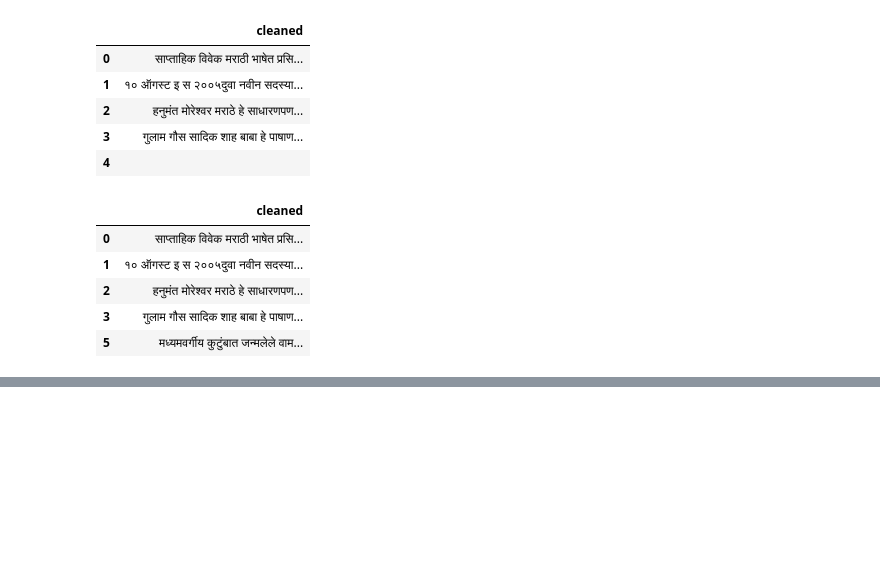
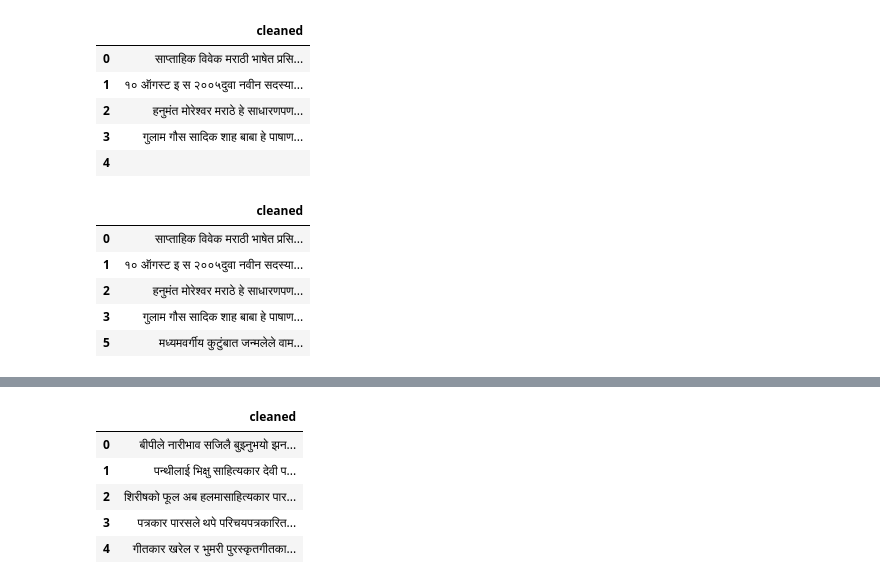
Before and after one commit to pranavagrawal321/Language-Identification, a Jupyter notebook: preprocessing.ipynb, the cells around one changed output, grey strips where cells are left out. Drawn from its saved outputs; the diff is of its cells as text; code cells hidden in the pictures; blank space fills up the shorter version.

```diff
--- a/preprocessing.ipynb
+++ b/preprocessing.ipynb
@@ -1288,0 +1345,11 @@ data.to_csv('final/Marathi.csv')
+# %%
+data = data[['cleaned']]
+# %%
+data.head()
+# %% [output]
+|  | cleaned |
+| 0 | बीपीले नारीभाव सजिलै बुझ्नुभयो झन... |
+| 1 | पन्थीलाई भिक्षु साहित्यकार देवी प... |
+| 2 | शिरीषको फूल अब हलमासाहित्यकार पार... |
+| 3 | पत्रकार पारसले थपे परिचयपत्रकारित... |
+| 4 | गीतकार खरेल र भुमरी पुरस्कृतगीतका... |
```
Also changed, not shown: parts of 16 cells of this notebook, 1 other file.
